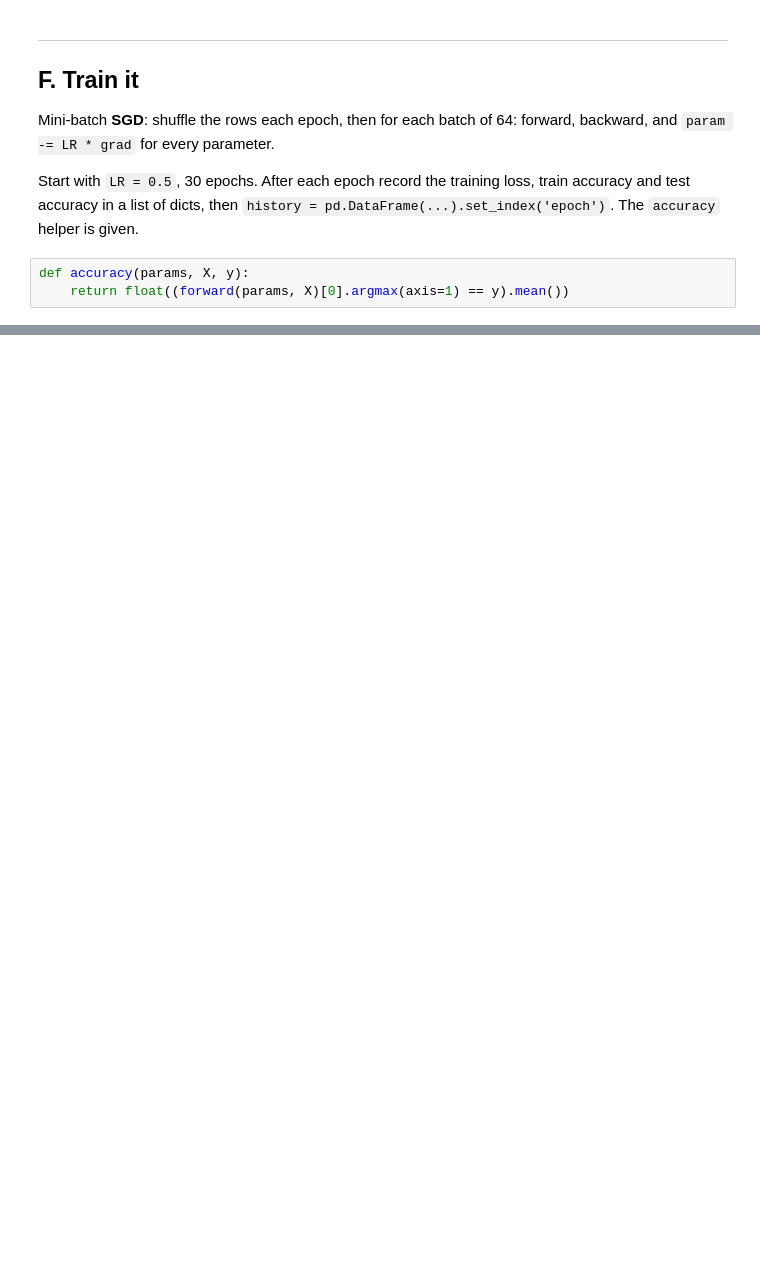
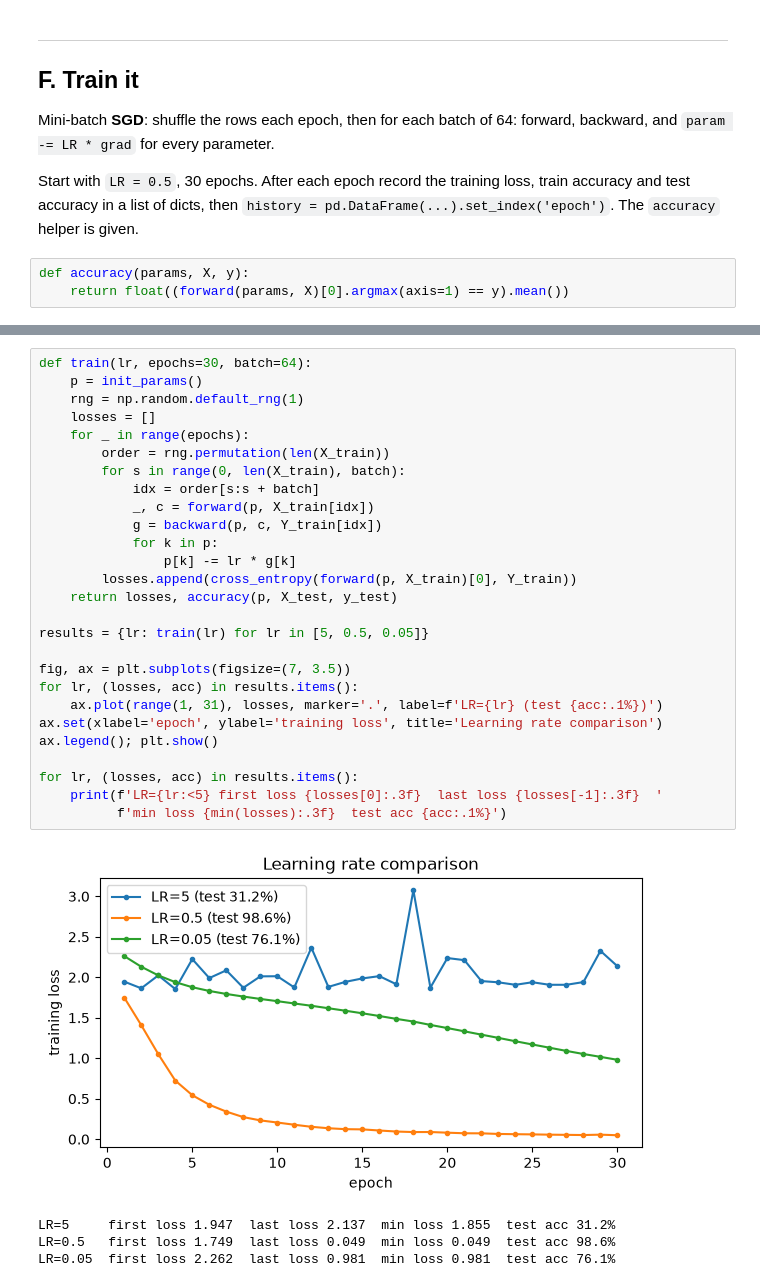
Before and after one commit to ronmarabalos/Machine-Learning, a Jupyter notebook: notebooks/07-nn-from-scratch.ipynb, the cells around one changed output, grey strips where cells are left out. Drawn from its saved outputs; the diff is of its cells as text; blank space fills up the shorter version.

```diff
--- a/notebooks/07-nn-from-scratch.ipynb
+++ b/notebooks/07-nn-from-scratch.ipynb
@@ -136,0 +270,32 @@ print(f"test accuracy: {history['test_acc'].iloc[-1]:.1%}  (Week 2 scikit-learn:
+# %%
+def train(lr, epochs=30, batch=64):
+    p = init_params()
+    rng = np.random.default_rng(1)
+    losses = []
+    for _ in range(epochs):
+        order = rng.permutation(len(X_train))
+        for s in range(0, len(X_train), batch):
+            idx = order[s:s + batch]
+            _, c = forward(p, X_train[idx])
+            g = backward(p, c, Y_train[idx])
+            for k in p:
+                p[k] -= lr * g[k]
+        losses.append(cross_entropy(forward(p, X_train)[0], Y_train))
+    return losses, accuracy(p, X_test, y_test)
+
+results = {lr: train(lr) for lr in [5, 0.5, 0.05]}
+
+fig, ax = plt.subplots(figsize=(7, 3.5))
+for lr, (losses, acc) in results.items():
+    ax.plot(range(1, 31), losses, marker='.', label=f'LR={lr} (test {acc:.1%})')
+ax.set(xlabel='epoch', ylabel='training loss', title='Learning rate comparison')
+ax.legend(); plt.show()
+
+for lr, (losses, acc) in results.items():
+    print(f'LR={lr:<5} first loss {losses[0]:.3f}  last loss {losses[-1]:.3f}  '
+          f'min loss {min(losses):.3f}  test acc {acc:.1%}')
+# %% [output]
+[figure, added]
+LR=5     first loss 1.947  last loss 2.137  min loss 1.855  test acc 31.2%
+LR=0.5   first loss 1.749  last loss 0.049  min loss 0.049  test acc 98.6%
+LR=0.05  first loss 2.262  last loss 0.981  min loss 0.981  test acc 76.1%
```
Also changed, not shown: parts of 9 cells of this notebook.
